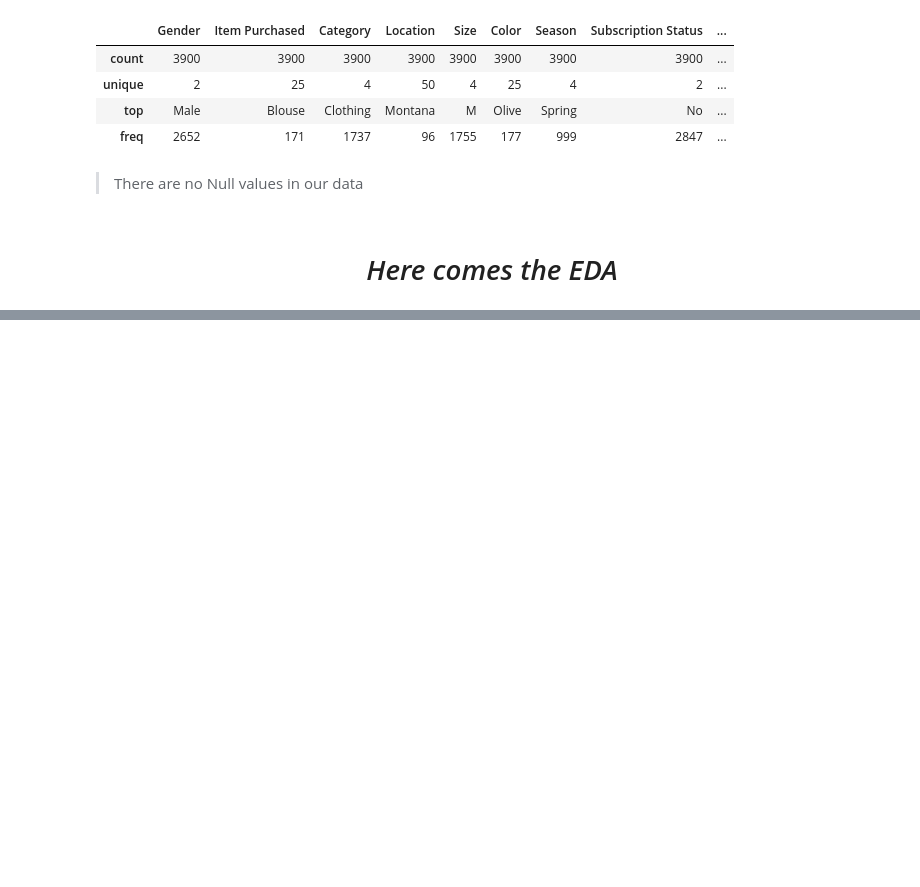
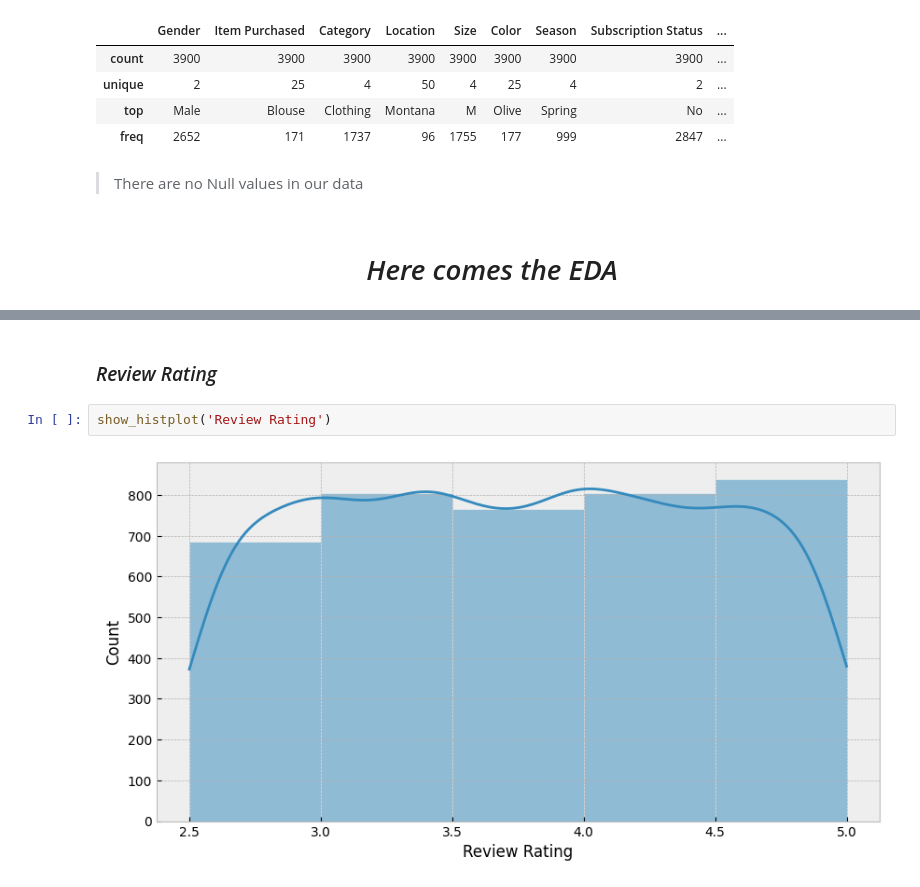
Before and after one commit to georgekovin/Consumer-Behavior-and-Shopping-Habits-Research, a Jupyter notebook: research.ipynb, the cells around one changed output, grey strips where cells are left out. Drawn from its saved outputs; the diff is of its cells as text; blank space fills up the shorter version.

```diff
--- a/research.ipynb
+++ b/research.ipynb
@@ -89,0 +126,6 @@ plt.show()
+# %% [markdown]
+### *Review Rating*
+# %%
+show_histplot('Review Rating')
+# %% [output]
+[figure, added]
```
Also changed, not shown: parts of 45 cells of this notebook.
